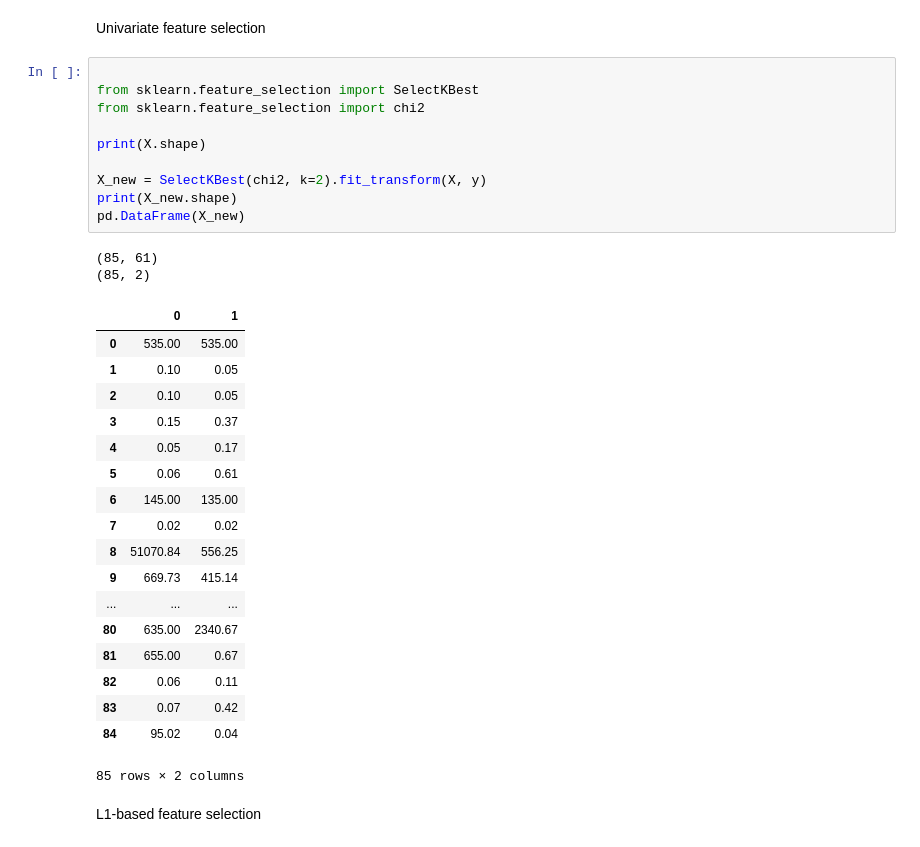
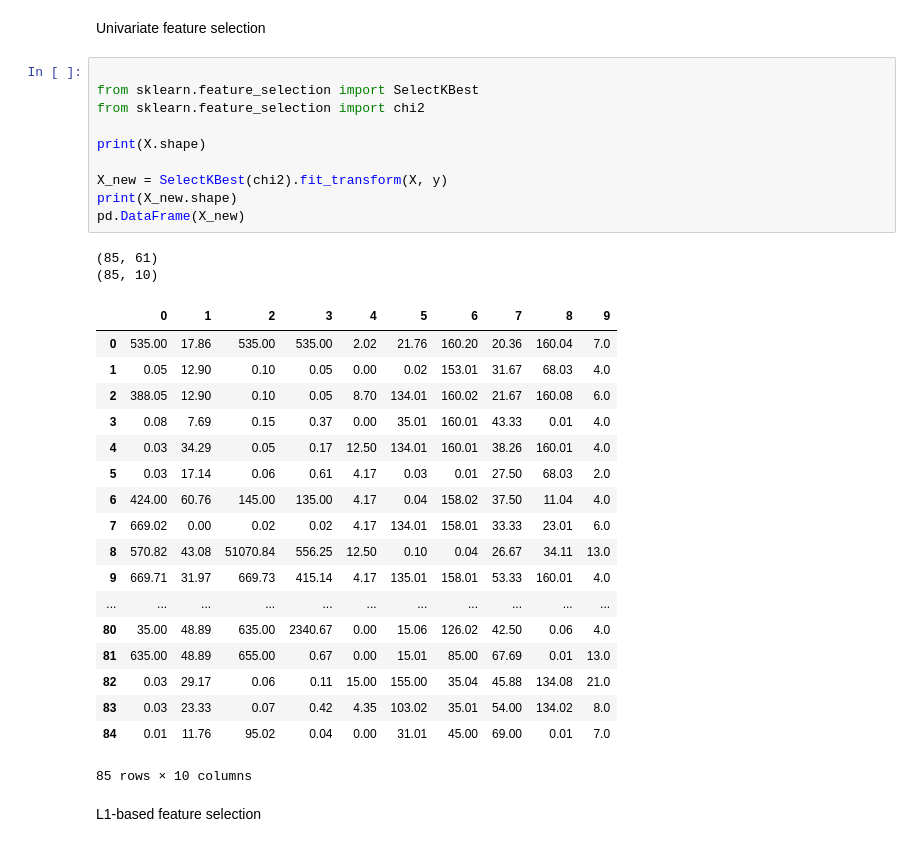
Before and after one commit to aminkhod/Eye_tracking-Neuroscience, a Jupyter notebook: eye_track_feature_selection.ipynb, the cells around one changed output. Drawn from its saved outputs; the diff is of its cells as text.

```diff
--- a/eye_track_feature_selection.ipynb
+++ b/eye_track_feature_selection.ipynb
@@ -147,34 +152,34 @@ Univariate feature selection
 # %%
 
 from sklearn.feature_selection import SelectKBest
 from sklearn.feature_selection import chi2
 
 print(X.shape)
 
-X_new = SelectKBest(chi2, k=2).fit_transform(X, y)
+X_new = SelectKBest(chi2).fit_transform(X, y)
 print(X_new.shape)
 pd.DataFrame(X_new)
 # %% [output]
 (85, 61)
-(85, 2)
+(85, 10)
-|  | 0 | 1 |
-| 0 | 535.00 | 535.00 |
-| 1 | 0.10 | 0.05 |
-| 2 | 0.10 | 0.05 |
-| 3 | 0.15 | 0.37 |
-| 4 | 0.05 | 0.17 |
-| 5 | 0.06 | 0.61 |
-| 6 | 145.00 | 135.00 |
-| 7 | 0.02 | 0.02 |
-| 8 | 51070.84 | 556.25 |
-| 9 | 669.73 | 415.14 |
-| ... | ... | ... |
-| 80 | 635.00 | 2340.67 |
-| 81 | 655.00 | 0.67 |
-| 82 | 0.06 | 0.11 |
-| 83 | 0.07 | 0.42 |
-| 84 | 95.02 | 0.04 |
+|  | 0 | 1 | 2 | 3 | 4 | 5 | 6 | 7 | 8 | 9 |
+| 0 | 535.00 | 17.86 | 535.00 | 535.00 | 2.02 | 21.76 | 160.20 | 20.36 | 160.04 | 7.0 |
+| 1 | 0.05 | 12.90 | 0.10 | 0.05 | 0.00 | 0.02 | 153.01 | 31.67 | 68.03 | 4.0 |
+| 2 | 388.05 | 12.90 | 0.10 | 0.05 | 8.70 | 134.01 | 160.02 | 21.67 | 160.08 | 6.0 |
+| 3 | 0.08 | 7.69 | 0.15 | 0.37 | 0.00 | 35.01 | 160.01 | 43.33 | 0.01 | 4.0 |
+| 4 | 0.03 | 34.29 | 0.05 | 0.17 | 12.50 | 134.01 | 160.01 | 38.26 | 160.01 | 4.0 |
+| 5 | 0.03 | 17.14 | 0.06 | 0.61 | 4.17 | 0.03 | 0.01 | 27.50 | 68.03 | 2.0 |
+| 6 | 424.00 | 60.76 | 145.00 | 135.00 | 4.17 | 0.04 | 158.02 | 37.50 | 11.04 | 4.0 |
+| 7 | 669.02 | 0.00 | 0.02 | 0.02 | 4.17 | 134.01 | 158.01 | 33.33 | 23.01 | 6.0 |
+| 8 | 570.82 | 43.08 | 51070.84 | 556.25 | 12.50 | 0.10 | 0.04 | 26.67 | 34.11 | 13.0 |
+| 9 | 669.71 | 31.97 | 669.73 | 415.14 | 4.17 | 135.01 | 158.01 | 53.33 | 160.01 | 4.0 |
+| ... | ... | ... | ... | ... | ... | ... | ... | ... | ... | ... |
+| 80 | 35.00 | 48.89 | 635.00 | 2340.67 | 0.00 | 15.06 | 126.02 | 42.50 | 0.06 | 4.0 |
+| 81 | 635.00 | 48.89 | 655.00 | 0.67 | 0.00 | 15.01 | 85.00 | 67.69 | 0.01 | 13.0 |
+| 82 | 0.03 | 29.17 | 0.06 | 0.11 | 15.00 | 155.00 | 35.04 | 45.88 | 134.08 | 21.0 |
+| 83 | 0.03 | 23.33 | 0.07 | 0.42 | 4.35 | 103.02 | 35.01 | 54.00 | 134.02 | 8.0 |
+| 84 | 0.01 | 11.76 | 95.02 | 0.04 | 0.00 | 31.01 | 45.00 | 69.00 | 0.01 | 7.0 |
-85 rows × 2 columns
+85 rows × 10 columns
 # %% [markdown]
 L1-based feature selection
 # %%
```
Also changed, not shown: parts of 5 cells of this notebook.
